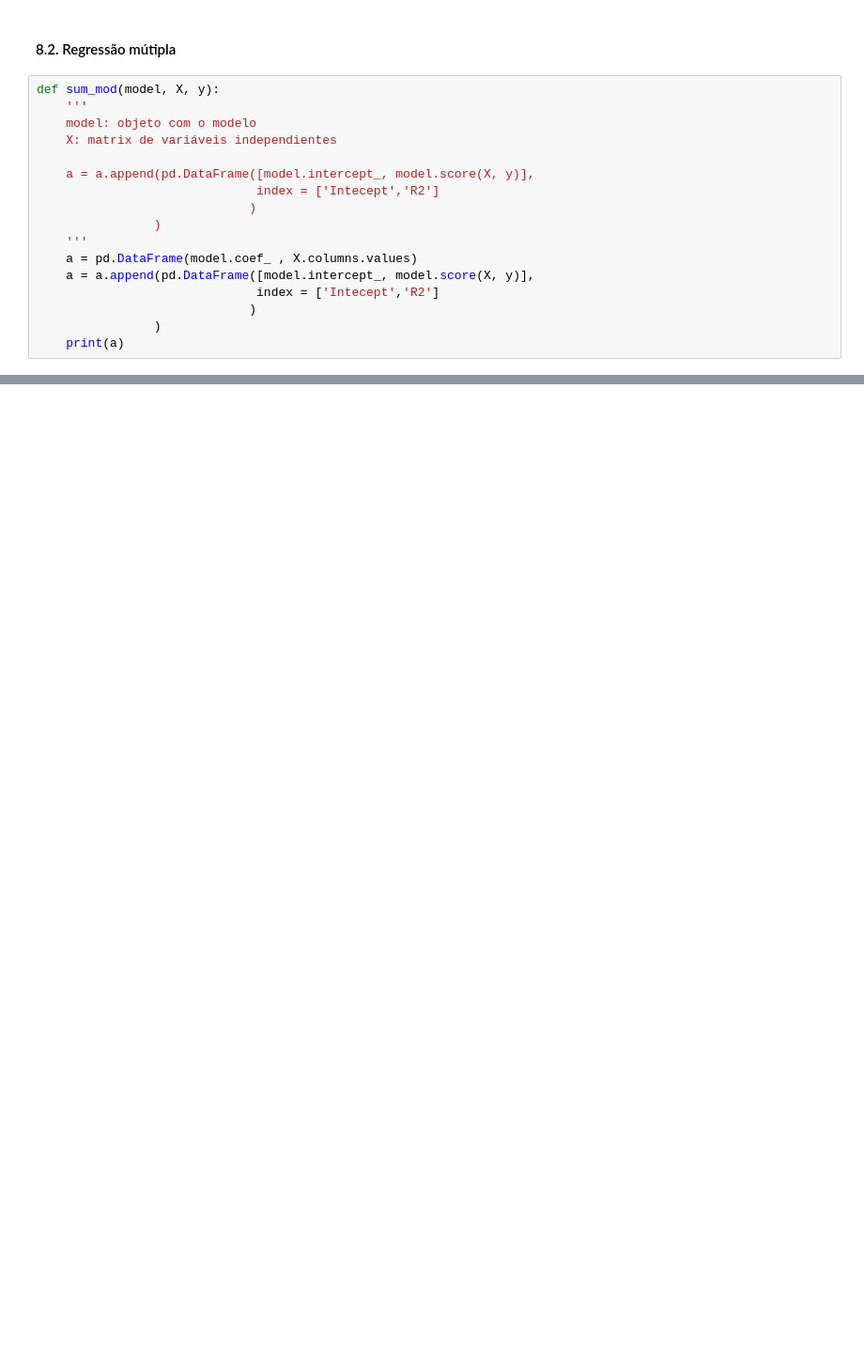
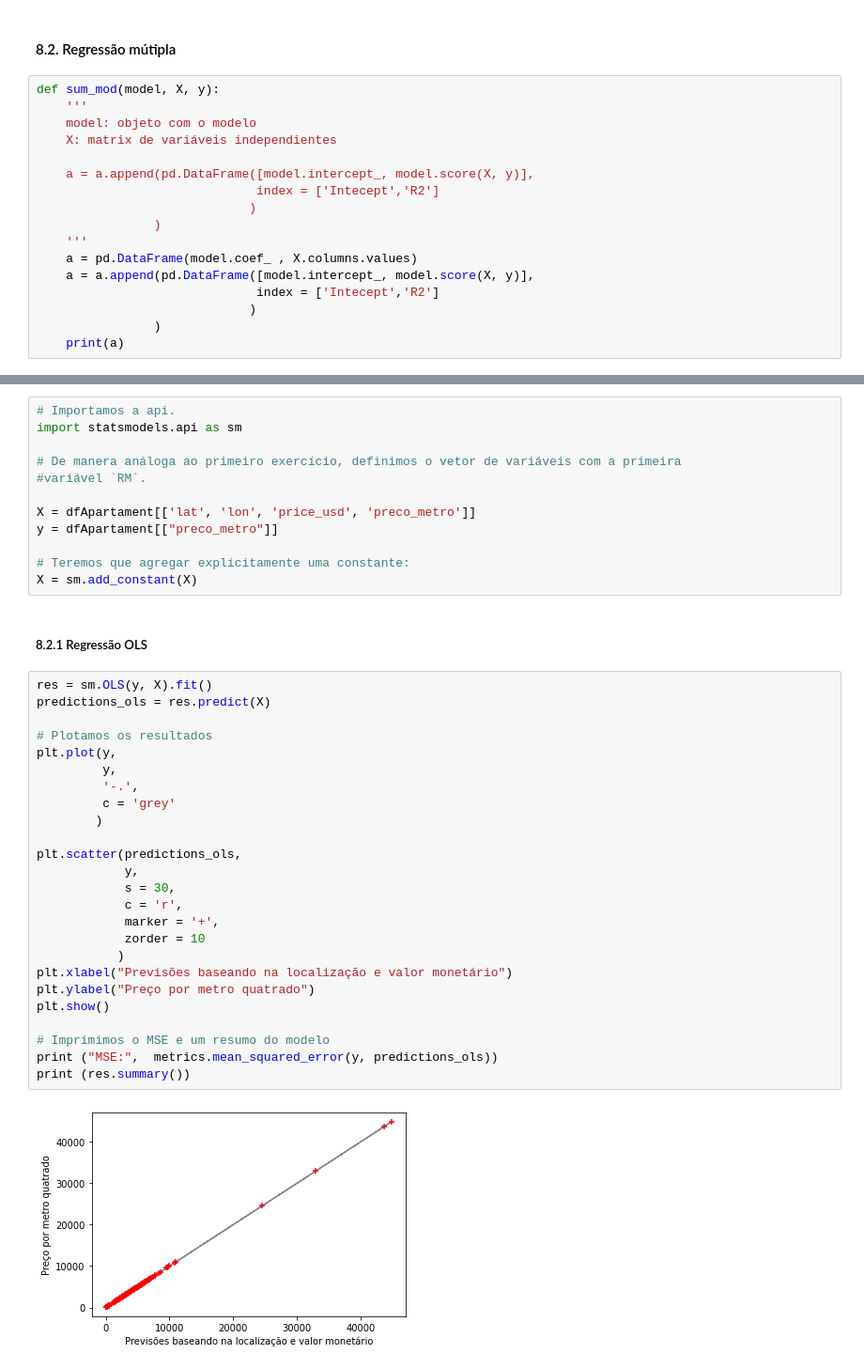
Before and after one commit to lidiambsouza/price_properties, a Jupyter notebook: price_properties.ipynb, the cells around one changed output, grey strips where cells are left out. Shown at 94% size. Cells and saved outputs as stored; diff of their text form; blank space fills up the shorter version.

```diff
--- a/price_properties.ipynb
+++ b/price_properties.ipynb
@@ -776,0 +791,41 @@ R2           1.000000e+00
+# %%
+# Importamos a api.
+import statsmodels.api as sm
+
+# De manera análoga ao primeiro exercício, definimos o vetor de variáveis com a primeira
+#variável `RM`.
+
+X = dfApartament[['lat', 'lon', 'price_usd', 'preco_metro']]
+y = dfApartament[["preco_metro"]]
+
+# Teremos que agregar explícitamente uma constante:
+X = sm.add_constant(X)
+# %% [markdown]
+<h5>8.2.1 Regressão OLS</h5>
+# %%
+res = sm.OLS(y, X).fit()
+predictions_ols = res.predict(X)
+
+# Plotamos os resultados
+plt.plot(y,
+         y,
+         '-.',
+         c = 'grey'
+        )
+
+plt.scatter(predictions_ols,
+            y,
+            s = 30,
+            c = 'r',
+            marker = '+',
+            zorder = 10
+           )
+plt.xlabel("Previsões baseando na localização e valor monetário")
+plt.ylabel("Preço por metro quatrado")
+plt.show()
+
+# Imprimimos o MSE e um resumo do modelo
+print ("MSE:",  metrics.mean_squared_error(y, predictions_ols))
+print (res.summary())
+# %% [output]
+[figure, added]
```
Also changed, not shown: parts of 6 cells of this notebook.
